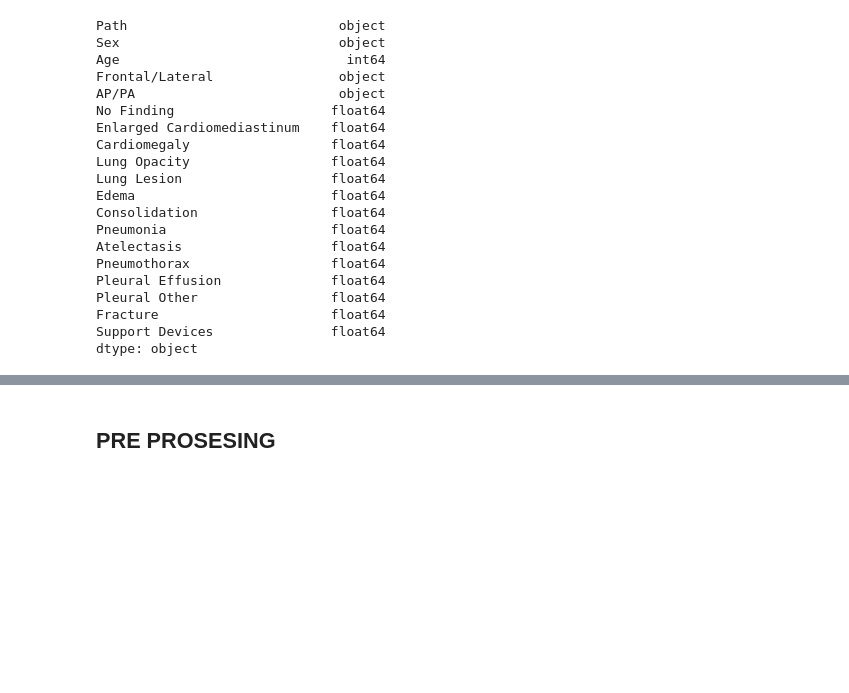
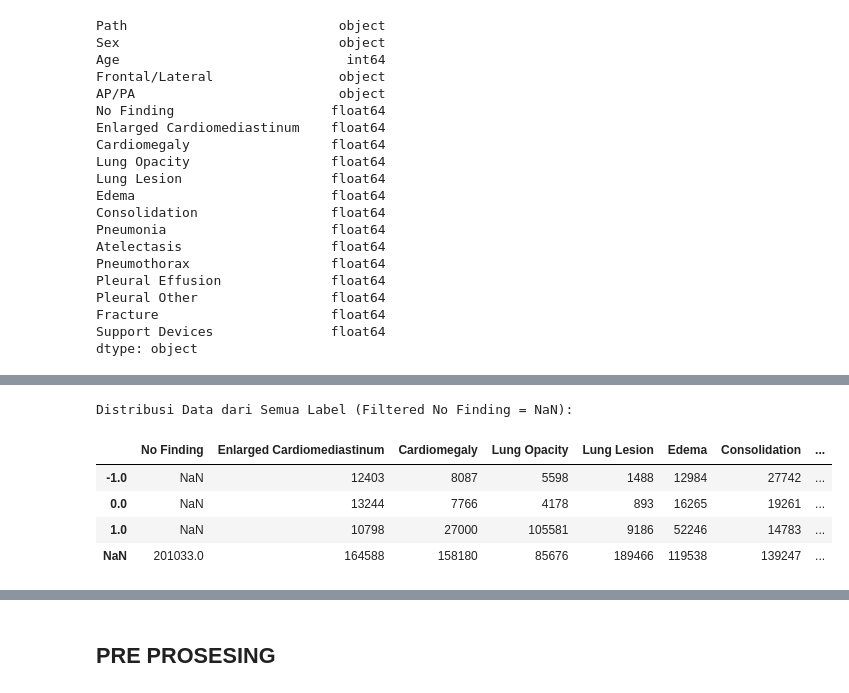
Before and after one commit to RafiHaqul/vit_multi_lung_class_HIDUP_JOKOWI, a Jupyter notebook: .ipynb, the cells around one changed output, grey strips where cells are left out. Drawn from its saved outputs; the diff is of its cells as text; code cells hidden in the pictures; blank space fills up the shorter version.

```diff
--- a/.ipynb
+++ b/.ipynb
@@ -77 +80,16 @@ dtype: object
+# %%
+# Filter dataset untuk mengambil data dengan No Finding = NaN
+nofinding_filtered1 = train_df[pd.isna(train_df['No Finding'])]
+
+# Tampilkan distribusi data dari semua label yang sudah difilter
+print("Distribusi Data dari Semua Label (Filtered No Finding = NaN):")
+label_distribution = nofinding_filtered1.iloc[:, 5:].apply(pd.Series.value_counts, dropna=False)
+label_distribution
+# %% [output]
+Distribusi Data dari Semua Label (Filtered No Finding = NaN):
+|  | No Finding | Enlarged Cardiomediastinum | Cardiomegaly | Lung Opacity | Lung Lesion | Edema | Consolidation | ... |
+| -1.0 | NaN | 12403 | 8087 | 5598 | 1488 | 12984 | 27742 | ... |
+| 0.0 | NaN | 13244 | 7766 | 4178 | 893 | 16265 | 19261 | ... |
+| 1.0 | NaN | 10798 | 27000 | 105581 | 9186 | 52246 | 14783 | ... |
+| NaN | 201033.0 | 164588 | 158180 | 85676 | 189466 | 119538 | 139247 | ... |
 # %% [markdown]
```
Also changed, not shown: parts of 11 cells of this notebook.
